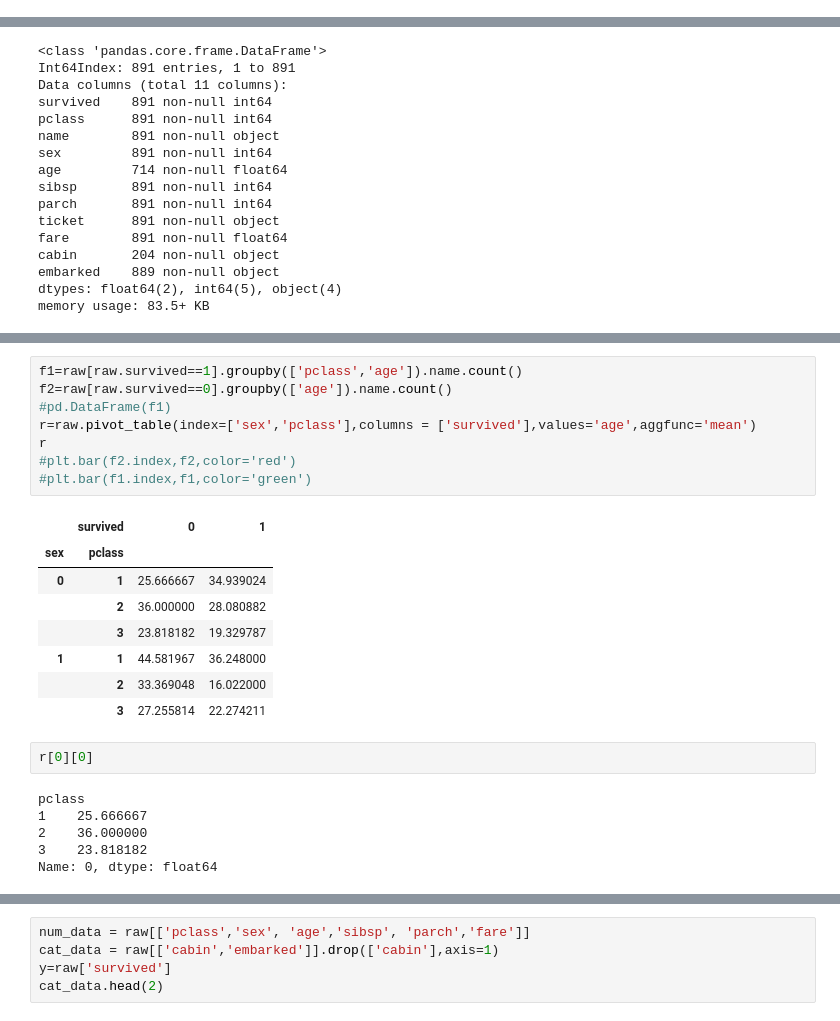
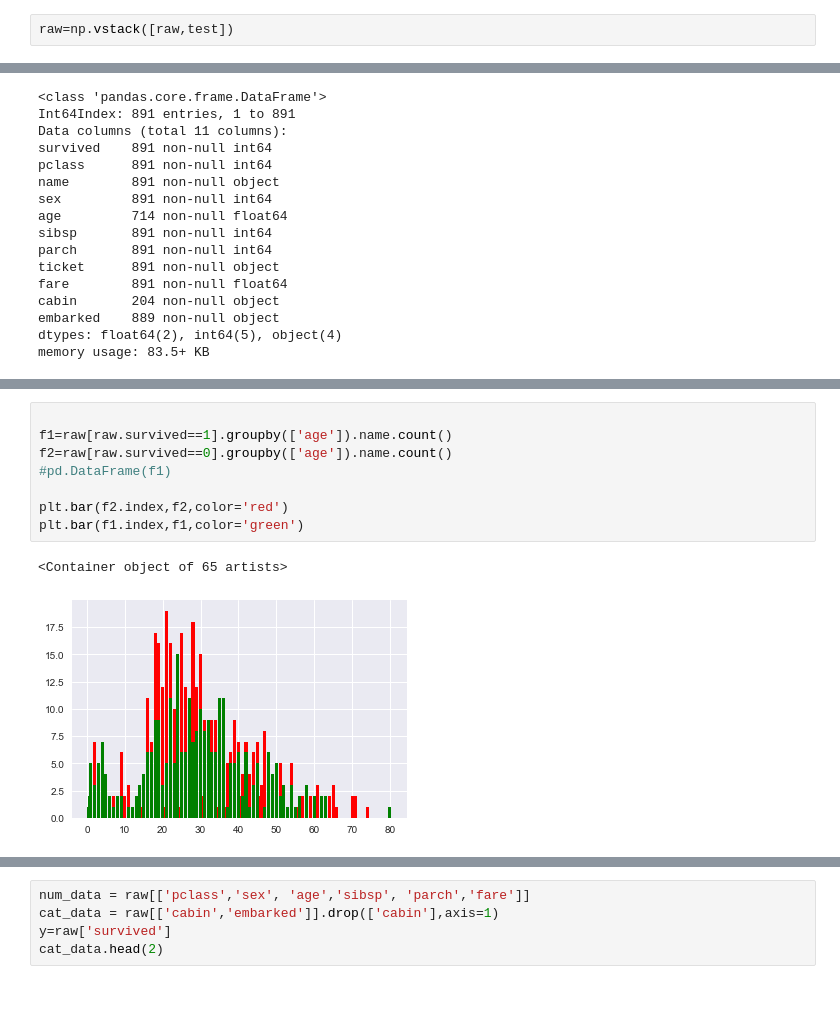
Before and after one commit to MenshikovDmitry/titanic, a Jupyter notebook: titanic.ipynb, the cells around one changed output, grey strips where cells are left out. Drawn from its saved outputs; the diff is of its cells as text; blank space fills up the shorter version.

```diff
--- a/titanic.ipynb
+++ b/titanic.ipynb
@@ -41,0 +39,2 @@ pd.DataFrame(L).T
+# %%
+raw=np.vstack([raw,test])
@@ -74,25 +135,11 @@ Name: age, dtype: float64
 # %%
-f1=raw[raw.survived==1].groupby(['pclass','age']).name.count()
+
+f1=raw[raw.survived==1].groupby(['age']).name.count()
 f2=raw[raw.survived==0].groupby(['age']).name.count()
 #pd.DataFrame(f1)
-r=raw.pivot_table(index=['sex','pclass'],columns = ['survived'],values='age',aggfunc='mean')
-r
-#plt.bar(f2.index,f2,color='red')
-#plt.bar(f1.index,f1,color='green')
+
+plt.bar(f2.index,f2,color='red')
+plt.bar(f1.index,f1,color='green')
 # %% [output]
-|  | survived | 0 | 1 |
-| sex | pclass |  |  |
-| 0 | 1 | 25.666667 | 34.939024 |
-|  | 2 | 36.000000 | 28.080882 |
-|  | 3 | 23.818182 | 19.329787 |
-| 1 | 1 | 44.581967 | 36.248000 |
-|  | 2 | 33.369048 | 16.022000 |
-|  | 3 | 27.255814 | 22.274211 |
+<Container object of 65 artists>
+[figure, added]
-# %%
-r[0][0]
-# %% [output]
-pclass
-1    25.666667
-2    36.000000
-3    23.818182
-Name: 0, dtype: float64
```
Also changed, not shown: parts of 21 cells of this notebook.
